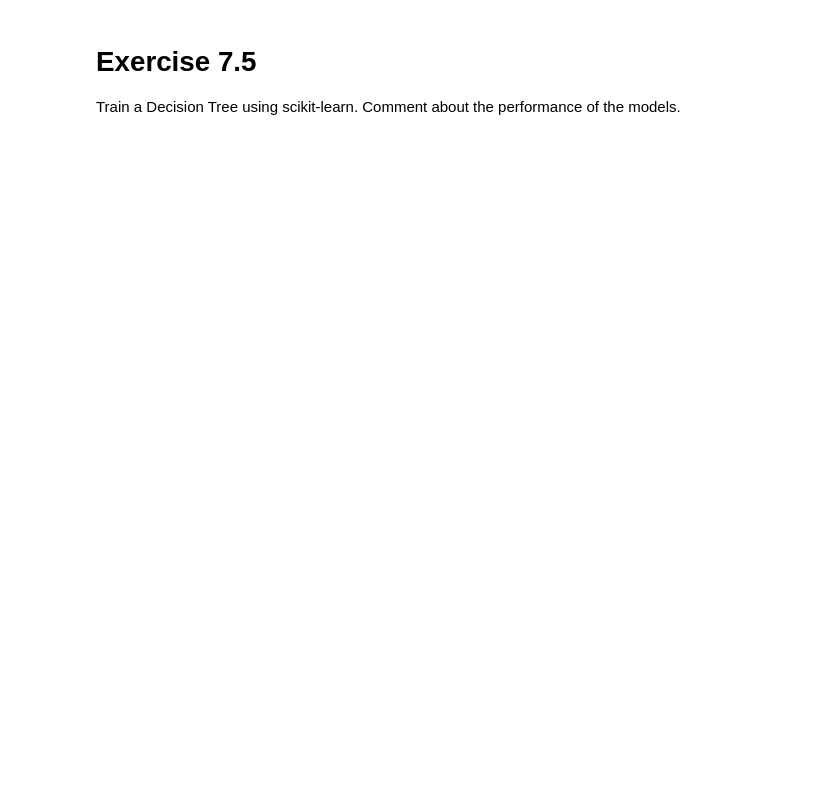
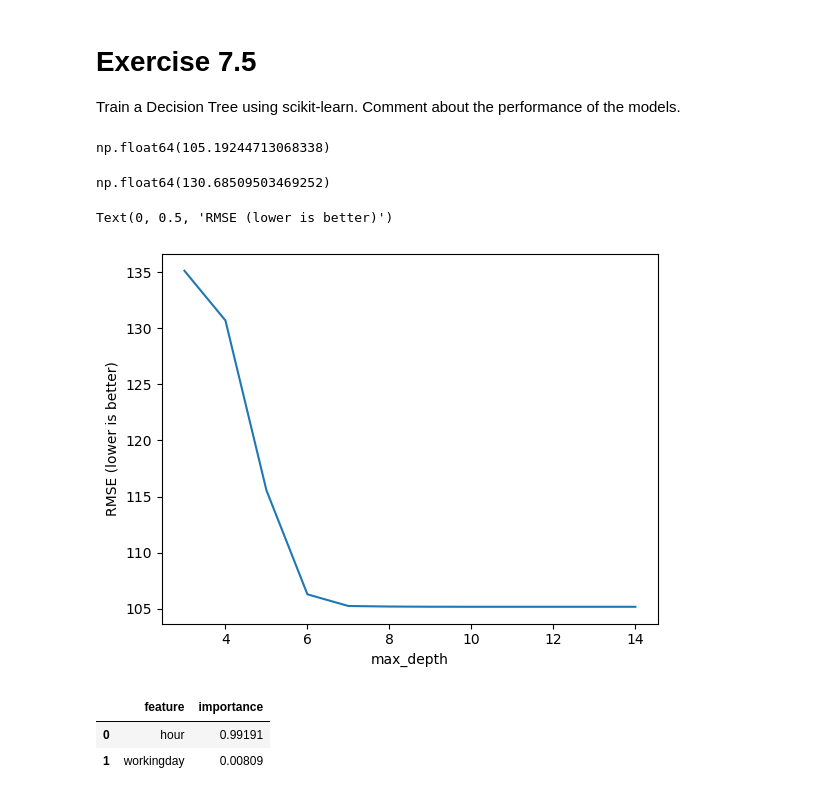
Before and after one commit to DangDecTen/practical-ml-class, a Jupyter notebook: exercises/E7-DecisionTrees.ipynb, the cells around one changed output. Drawn from its saved outputs; the diff is of its cells as text; code cells hidden in the pictures; blank space fills up the shorter version.

```diff
--- a/exercises/E7-DecisionTrees.ipynb
+++ b/exercises/E7-DecisionTrees.ipynb
@@ -195,0 +264,3 @@ def split_branch(branch):
+# %%
+tree_right_left_right = tree_right_left.loc[tree_right_left["hour"] >= 16].copy()
+split_branch(tree_right_left_right, "total")
@@ -195,0 +275,10 @@ def split_branch(branch):
+# %%
+split_branches = [tree, tree_left, tree_right, tree_right_left, tree_right_right, tree_right_left_left, tree_right_left_right]
+
+def update_predict(data, split_branches):
+    for branch in split_branches:
+        indices = branch.index
+
+        data.loc[indices, "pred"] = branch.loc[indices, "pred"]
+
+update_predict(bikes, split_branches)
@@ -197,3 +305,49 @@ def split_branch(branch):
 # Exercise 7.5
 
 Train a Decision Tree using scikit-learn. Comment about the performance of the models.
+# %%
+from sklearn.tree import DecisionTreeRegressor
+from sklearn.model_selection import cross_val_score
+
+X = bikes[["hour", "workingday"]]
+y = bikes["total"]
+
+treereg = DecisionTreeRegressor(random_state=42)
+scores = cross_val_score(treereg, X, y, cv=14, scoring='neg_mean_squared_error')
+np.mean(np.sqrt(-scores))
+# %% [output]
+np.float64(105.19244713068338)
+# %%
+treereg1 = DecisionTreeRegressor(max_depth=4, random_state=42)
+scores = cross_val_score(treereg1, X, y, cv=14, scoring='neg_mean_squared_error')
+np.mean(np.sqrt(-scores))
+# %% [output]
+np.float64(130.68509503469252)
+# %%
+# list of values to try
+max_depth_range = range(3, 15)
+
+# list to store the average RMSE for each value of max_depth
+RMSE_scores = []
+
+# use LOOCV with each value of max_depth
+for depth in max_depth_range:
+    treereg = DecisionTreeRegressor(max_depth=depth, random_state=42)
+    MSE_scores = cross_val_score(treereg, X, y, cv=14, scoring='neg_mean_squared_error')
+    RMSE_scores.append(np.mean(np.sqrt(-MSE_scores)))
+# %%
+import matplotlib.pyplot as plt
+# plot max_depth (x-axis) versus RMSE (y-axis)
+plt.plot(max_depth_range, RMSE_scores)
+plt.xlabel('max_depth')
+plt.ylabel('RMSE (lower is better)')
+# %% [output]
+Text(0, 0.5, 'RMSE (lower is better)')
+[figure, added]
+# %%
+treereg1.fit(X, y)
+pd.DataFrame({'feature':["hour", "workingday"], 'importance':treereg1.feature_importances_})
+# %% [output]
+|  | feature | importance |
+| 0 | hour | 0.99191 |
+| 1 | workingday | 0.00809 |
```
Also changed, not shown: parts of 20 cells of this notebook.
